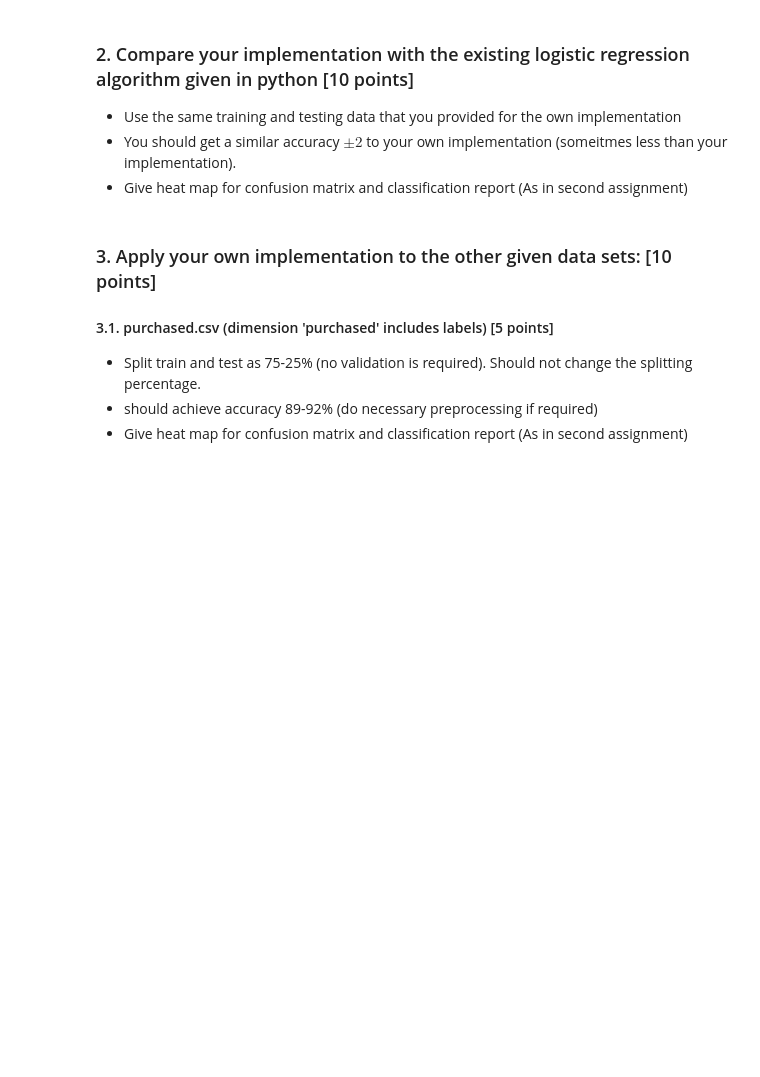
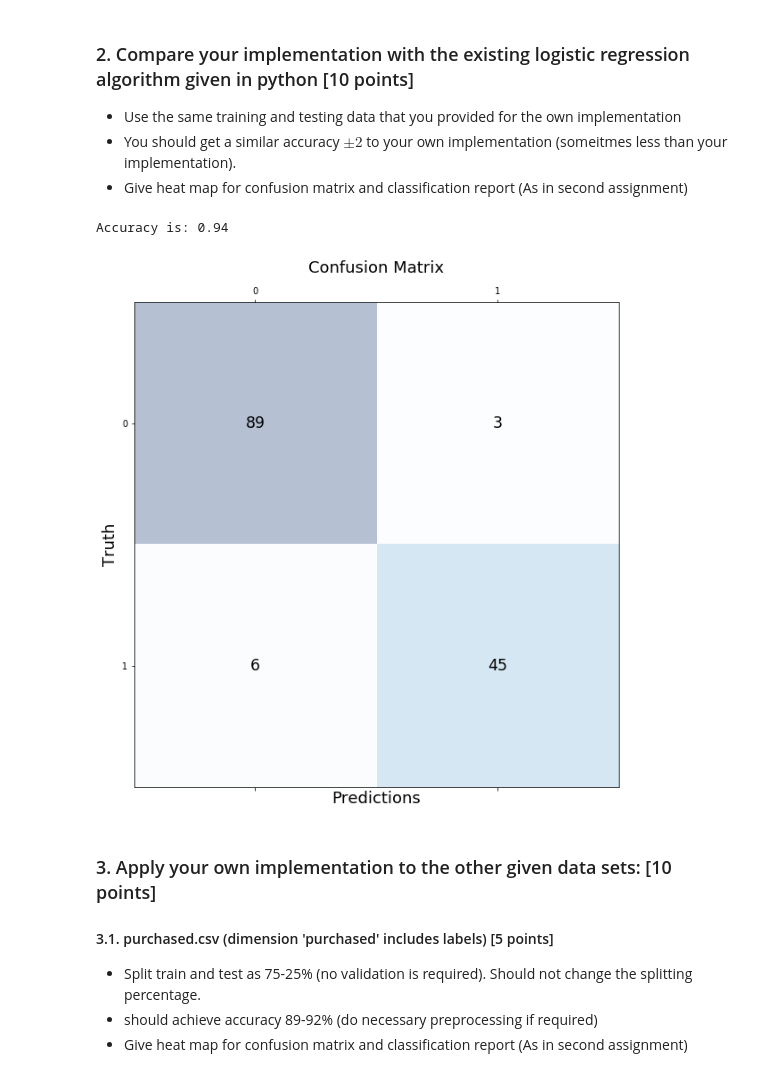
Before and after one commit to malwaru/Awesome-MachineLearning, a Jupyter notebook: ML_Assignment_04/Homework_LinDiscriminant_LogRegression.ipynb, the cells around one changed output. Cells and saved outputs as stored; diff of their text form; code cells hidden in the pictures; blank space fills up the shorter version.

```diff
--- a/ML_Assignment_04/Homework_LinDiscriminant_LogRegression.ipynb
+++ b/ML_Assignment_04/Homework_LinDiscriminant_LogRegression.ipynb
@@ -247,3 +367,26 @@ def logistic_regression():
+# %%
+sklearn_lr = LogisticRegression(max_iter=iterations)
+
+sklearn_lr.fit(data_train.T, labels_train.reshape(labels_train.shape[1],))
+
+predictions = sklearn_lr.predict(data_test.T)
+
+
+confusion = confusion_matrix(labels_list, predictions)
+
+correct = 0
+for pred, truth in zip(labels_list, predictions):
+    if pred == truth:
+        correct += 1
+
+print(f"Accuracy is: {round(correct/len(list(labels_test[0])), 2)}")
+
+
+
+plot_conf_matrix(confusion)
+# %% [output]
+Accuracy is: 0.94
+[figure, added]
 # %% [markdown]
 ### 3. Apply your own implementation to the other given data sets: [10 points]
 #### 3.1. purchased.csv (dimension 'purchased' includes labels) [5 points]
```
Also changed, not shown: parts of 11 cells of this notebook.
